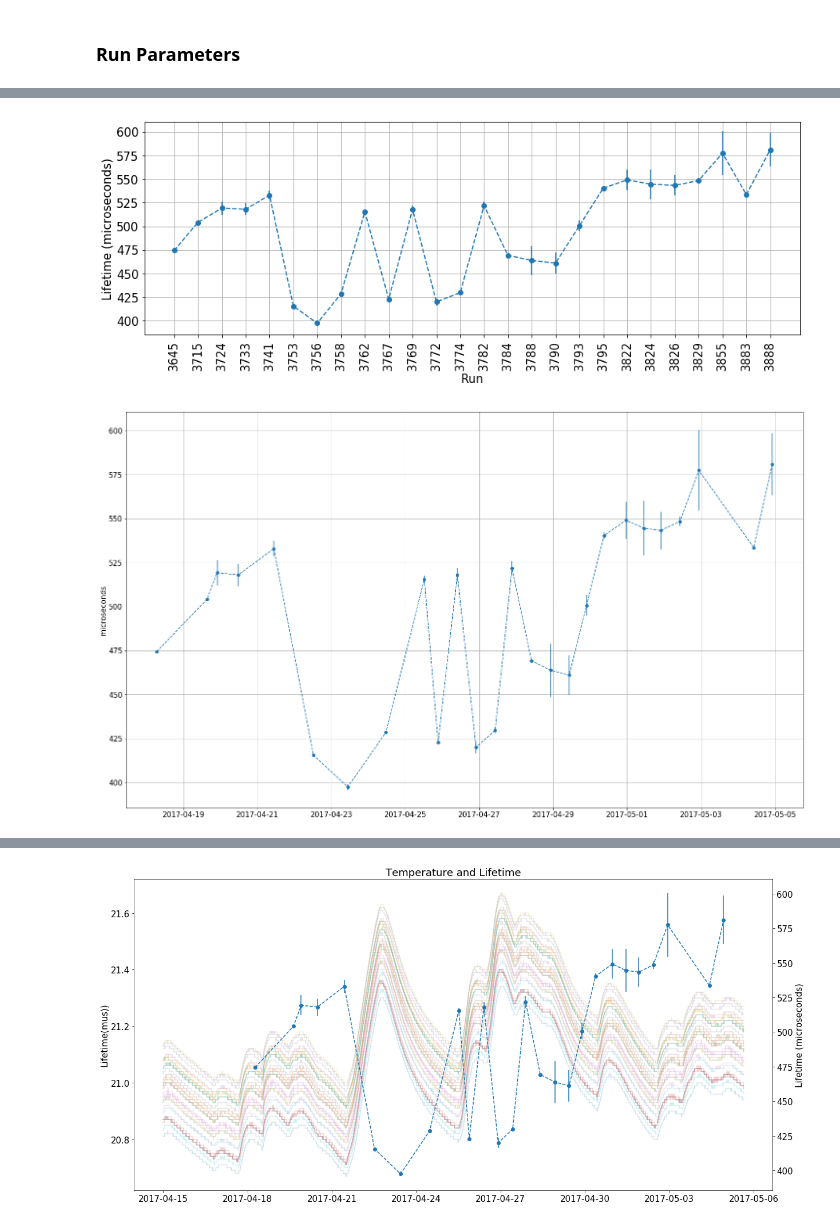
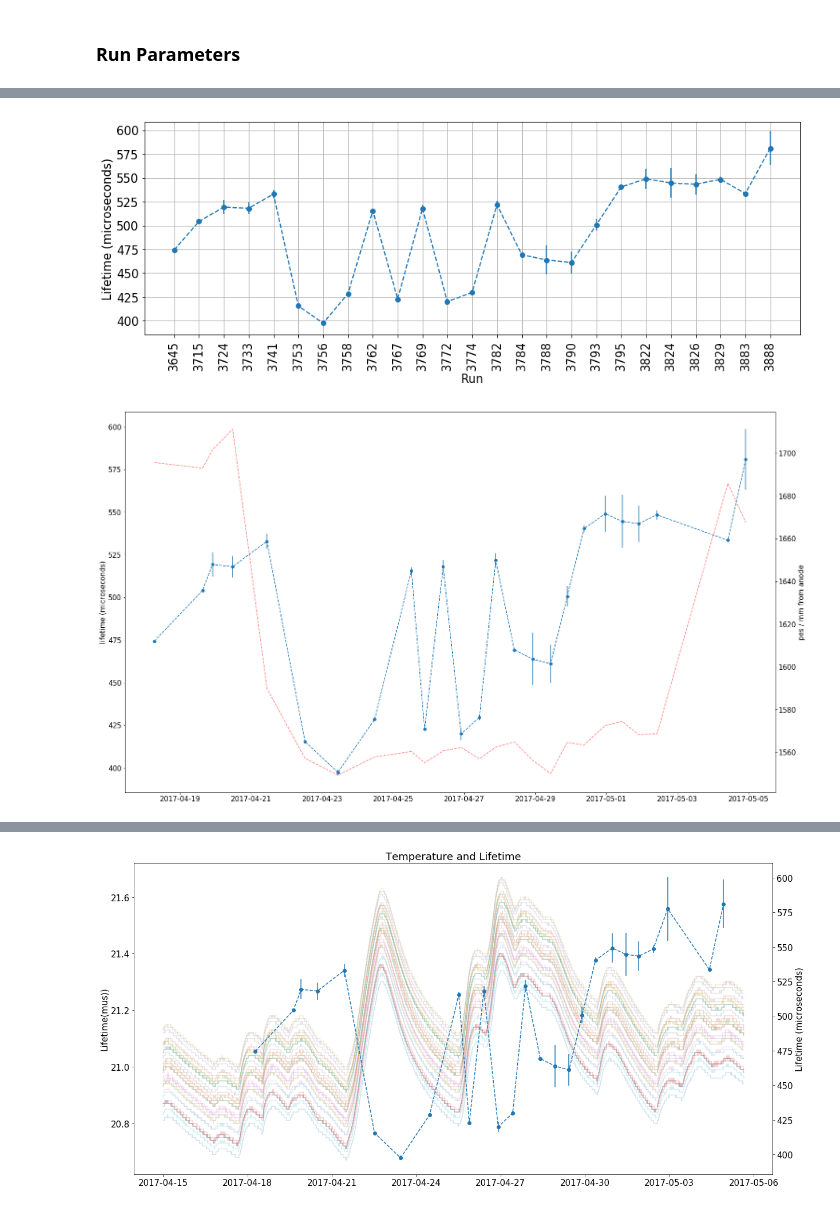
Before and after one commit to bpalmeiro/ICARO, a Jupyter notebook: icaro/Kryptonite/alphas-lifetime-all.ipynb, the cells around one changed output, grey strips where cells are left out. Drawn from its saved outputs; the diff is of its cells as text; code cells hidden in the pictures.

```diff
--- a/icaro/Kryptonite/alphas-lifetime-all.ipynb
+++ b/icaro/Kryptonite/alphas-lifetime-all.ipynb
@@ -101,7 +101,7 @@ runs = [3645,
         3824,
         3826,
         3829,
-        3855,
+#run 3855
         3883,
         3888]
 # %%
@@ -112,6 +112,9 @@ lifetimes_all = []
 elambdas_all = []
 lifetimes = []
 elambdas = []
+s1es = []
+s2es = []
+zs = []
 
 for run_number in runs:
 
@@ -137,6 +140,11 @@ for run_number in runs:
                     fitpar=(50000,-300), label=("Drift time ($\mu$s)", "S2 energy (pes)"))
 
     cz = core[in_range(core.Z ,50, 400)]
+
+    s1es.append(cz.S1e.mean())
+    s2es.append(cz.S2e.mean())
+    zs  .append(cz.Z  .mean())
+
     zrange =   50, 400
     Erange = 1e+3, 70e3
     nbins = 10
@@ -151,7 +159,7 @@ for run_number in runs:
 
     times.append(TIME[np.argmin(ELAMBDA)])
     lifetimes.append(-np.array(LAMBDA)[np.argmin(ELAMBDA)])
-    elambdas.append(np.min(ELAMBDA))
+    elambdas .append( np.min (ELAMBDA))
     LT[run_number] = -np.array(LAMBDA)[np.argmin(ELAMBDA)]
 
     times_all.extend(TIME)
@@ -196,3 +187,13 @@ chi2 = 0.9638072206629298
+# %%
+times = np.array(times)
+times_all = np.array(times_all)
+lifetimes_all = np.array(lifetimes_all)
+elambdas_all = np.array(elambdas_all)
+lifetimes = np.array(lifetimes)
+elambdas = np.array(elambdas)
+s1es = np.array(s1es)
+s2es = np.array(s2es)
+zs = np.array(zs)
 # %%
 plt.figure(figsize=(15,5))
 #plt.plot(times, lifetimes)
@@ -203,12 +204,14 @@ plt.xlabel('Run')
 plt.ylabel('Lifetime (microseconds)')
 plt.show()
 # %% [output]
-[figure, old version]
+[figure, new version]
 # %%
-plt.figure(figsize=(25,15))
-plt.errorbar(times, lifetimes, yerr=elambdas, linestyle='--', fmt='o')
-plt.grid(True)
-plt.ylabel('microseconds')
+fig, ax1 = plt.subplots(figsize=(25,15))
+ax1.errorbar(times, lifetimes, yerr=elambdas, linestyle='--', fmt='o')
+ax1.set_ylabel('lifetime (microseconds)')
+ax2 = ax1.twinx()
+ax2.plot(times, s1es, c='red', alpha=.5, linestyle='--')
+ax2.set_ylabel('pes / mm from anode')
 plt.show()
 # %% [output]
-[figure, old version]
+[figure, new version]
```
Also changed, not shown: parts of 4 cells of this notebook, 1 other file.
